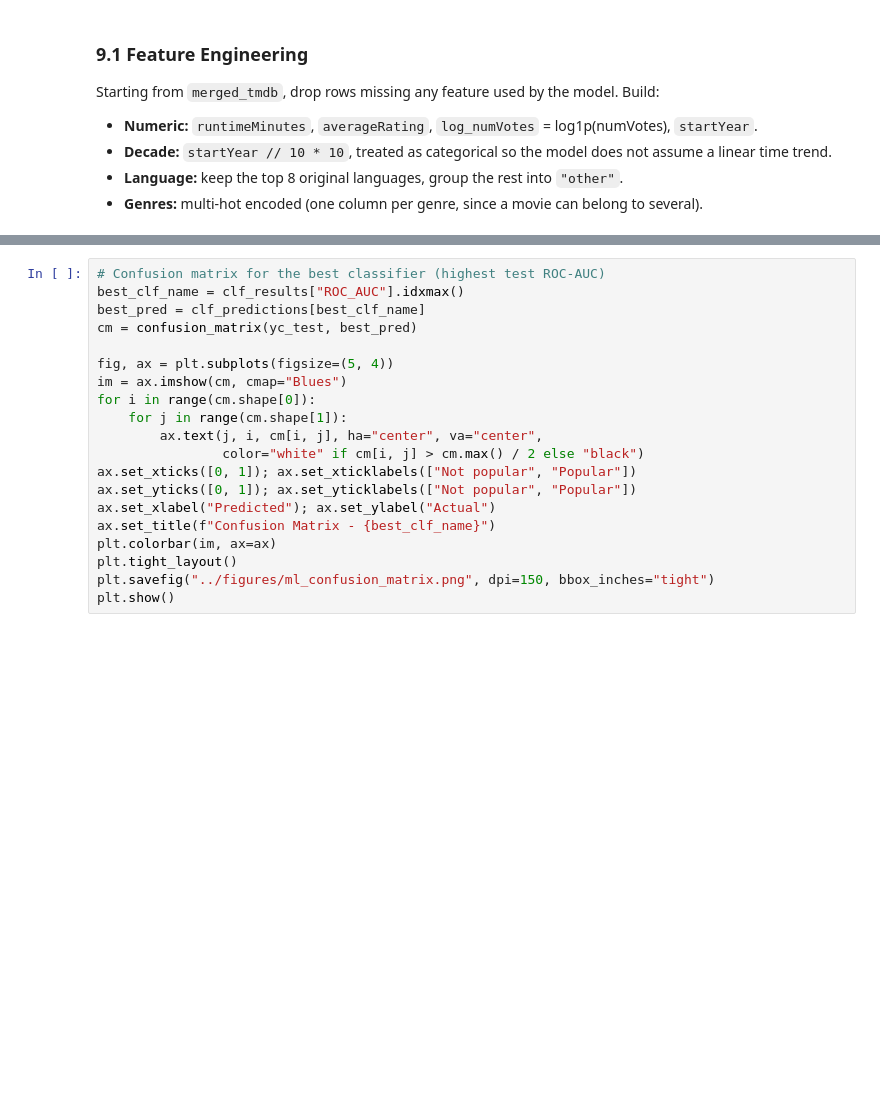
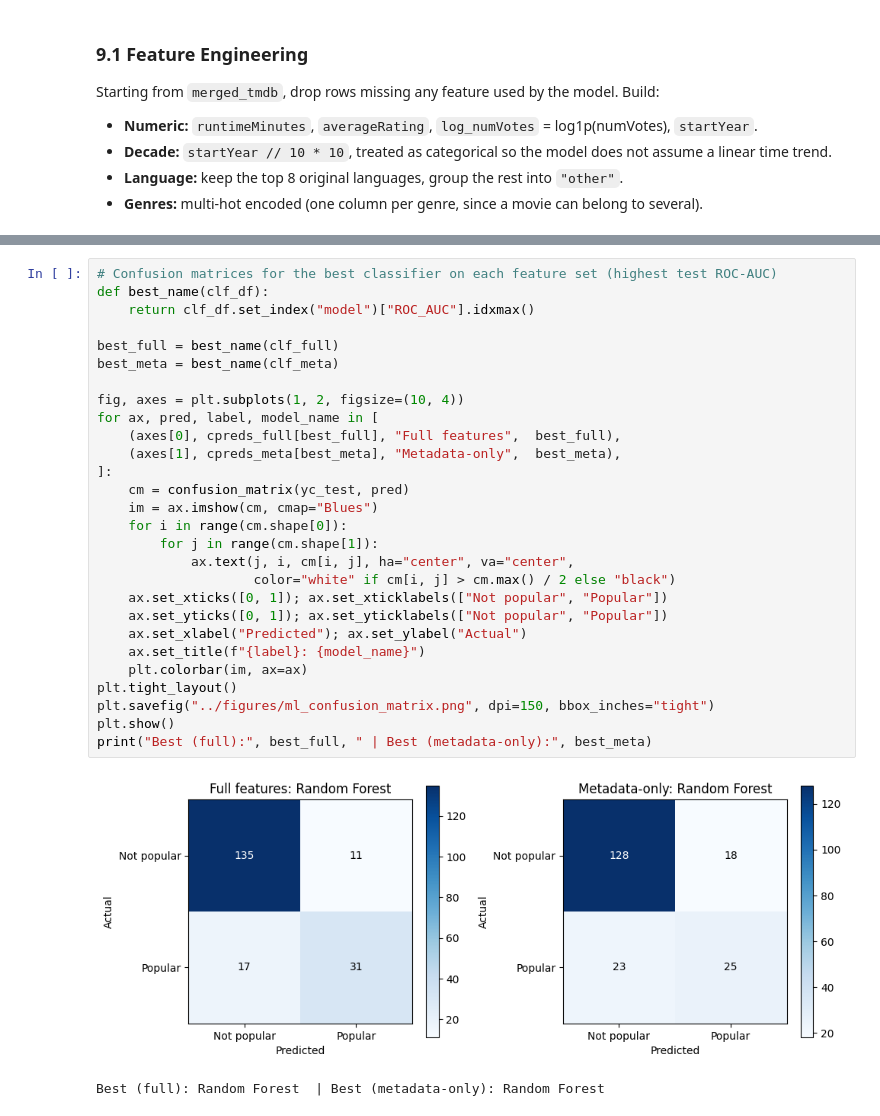
Before and after one commit to korcanbaykall/movie_popularity_analysis, a Jupyter notebook: notebooks/DSA210_Movie_Popularity_Analysis.ipynb, the cells around one changed output, grey strips where cells are left out. Saved outputs shown, nothing was run; the diff lists cells and outputs as text; blank space fills up the shorter version.

```diff
--- a/notebooks/DSA210_Movie_Popularity_Analysis.ipynb
+++ b/notebooks/DSA210_Movie_Popularity_Analysis.ipynb
@@ -610,23 +853,34 @@ plt.show()
 # %%
-# Confusion matrix for the best classifier (highest test ROC-AUC)
-best_clf_name = clf_results["ROC_AUC"].idxmax()
-best_pred = clf_predictions[best_clf_name]
-cm = confusion_matrix(yc_test, best_pred)
+# Confusion matrices for the best classifier on each feature set (highest test ROC-AUC)
+def best_name(clf_df):
+    return clf_df.set_index("model")["ROC_AUC"].idxmax()
 
-fig, ax = plt.subplots(figsize=(5, 4))
-im = ax.imshow(cm, cmap="Blues")
-for i in range(cm.shape[0]):
-    for j in range(cm.shape[1]):
-        ax.text(j, i, cm[i, j], ha="center", va="center",
-                color="white" if cm[i, j] > cm.max() / 2 else "black")
-ax.set_xticks([0, 1]); ax.set_xticklabels(["Not popular", "Popular"])
-ax.set_yticks([0, 1]); ax.set_yticklabels(["Not popular", "Popular"])
-ax.set_xlabel("Predicted"); ax.set_ylabel("Actual")
-ax.set_title(f"Confusion Matrix - {best_clf_name}")
-plt.colorbar(im, ax=ax)
+best_full = best_name(clf_full)
+best_meta = best_name(clf_meta)
+
+fig, axes = plt.subplots(1, 2, figsize=(10, 4))
+for ax, pred, label, model_name in [
+    (axes[0], cpreds_full[best_full], "Full features",  best_full),
+    (axes[1], cpreds_meta[best_meta], "Metadata-only",  best_meta),
+]:
+    cm = confusion_matrix(yc_test, pred)
+    im = ax.imshow(cm, cmap="Blues")
+    for i in range(cm.shape[0]):
+        for j in range(cm.shape[1]):
+            ax.text(j, i, cm[i, j], ha="center", va="center",
+                    color="white" if cm[i, j] > cm.max() / 2 else "black")
+    ax.set_xticks([0, 1]); ax.set_xticklabels(["Not popular", "Popular"])
+    ax.set_yticks([0, 1]); ax.set_yticklabels(["Not popular", "Popular"])
+    ax.set_xlabel("Predicted"); ax.set_ylabel("Actual")
+    ax.set_title(f"{label}: {model_name}")
+    plt.colorbar(im, ax=ax)
 plt.tight_layout()
 plt.savefig("../figures/ml_confusion_matrix.png", dpi=150, bbox_inches="tight")
 plt.show()
+print("Best (full):", best_full, " | Best (metadata-only):", best_meta)
+# %% [output]
+[figure, added]
+Best (full): Random Forest  | Best (metadata-only): Random Forest
 # %% [markdown]
 ## 10. Summary
 
```
Also changed, not shown: parts of 37 cells of this notebook, 19 other files.
